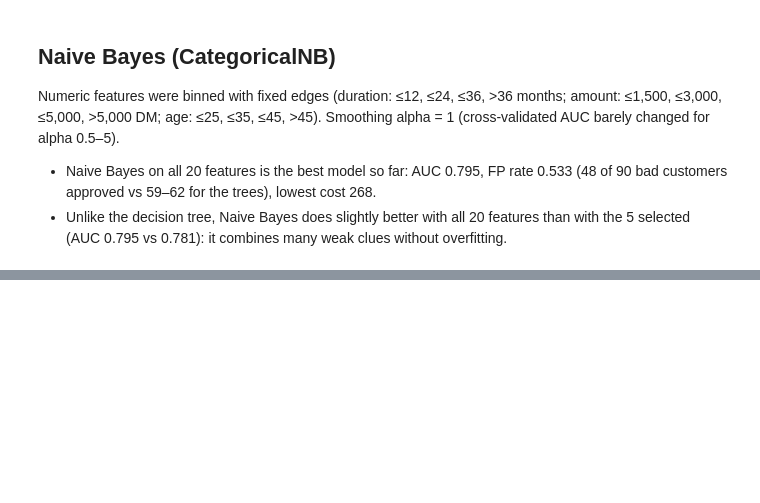
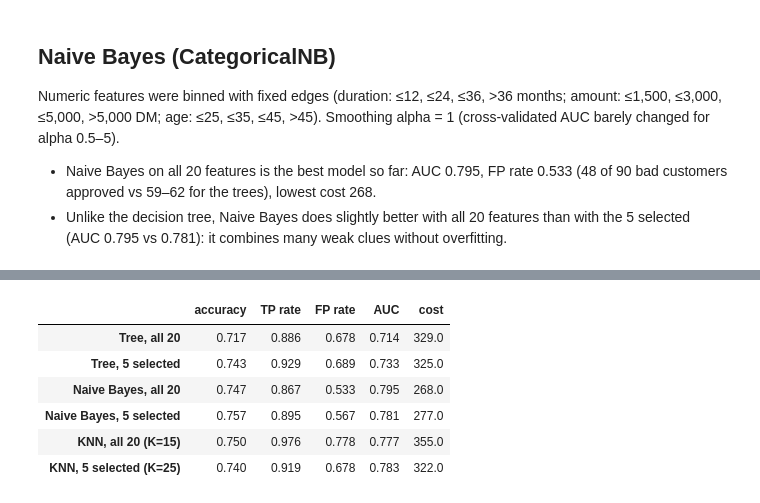
Before and after one commit to dadounsamira/german-credit-score, a Jupyter notebook: notebooks/03-models.ipynb, the cells around one changed output, grey strips where cells are left out. Saved outputs shown, nothing was run; the diff lists cells and outputs as text; code cells hidden in the pictures; blank space fills up the shorter version.

Commit message:
Add KNN models and 6-model comparison table

```diff
--- a/notebooks/03-models.ipynb
+++ b/notebooks/03-models.ipynb
@@ -251,0 +288,5 @@ Numeric features were binned with fixed edges (duration: ≤12, ≤24, ≤36, >3
+# %%
+# fit KNN with K=15 on the full training set, then grade it once on the test set
+knn_all = make_knn(15, numeric + ordinal, nominal)
+knn_all.fit(X_train, y_train)
+evaluate(knn_all, X_test, y_test)
@@ -251,0 +303,8 @@ Numeric features were binned with fixed edges (duration: ≤12, ≤24, ≤36, >3
+# %%
+# choose K for KNN on the 5 selected features with 5-fold cross-validation (training data only)
+sel_scale = ["Duration of Credit (month)"]
+sel_onehot = ["Account Balance", "Payment Status of Previous Credit", "Value Savings/Stocks", "Purpose"]
+for k in [5, 11, 15, 21, 25, 31, 41, 51]:
+    model = make_knn(k, sel_scale, sel_onehot)
+    scores = cross_val_score(model, X_train[selected], y_train, cv=5, scoring="roc_auc")
+    print(f"K={k}: mean AUC = {scores.mean():.3f} (+/- {scores.std():.3f})")
@@ -251,0 +320,5 @@ Numeric features were binned with fixed edges (duration: ≤12, ≤24, ≤36, >3
+# %%
+# fit KNN with K=25 on the 5 selected features, then grade it once on the test set
+knn_sel = make_knn(25, sel_scale, sel_onehot)
+knn_sel.fit(X_train[selected], y_train)
+evaluate(knn_sel, X_test[selected], y_test)
@@ -251,0 +335,19 @@ Numeric features were binned with fixed edges (duration: ≤12, ≤24, ≤36, >3
+# %%
+# rebuild the comparison table: grade all six models on the same 300 test customers
+results = {
+    "Tree, all 20": evaluate(tree, X_test, y_test),
+    "Tree, 5 selected": evaluate(tree_sel, X_test[selected], y_test),
+    "Naive Bayes, all 20": evaluate(nb_all, X_test_nb, y_test),
+    "Naive Bayes, 5 selected": evaluate(nb_sel, X_test_nb[selected], y_test),
+    "KNN, all 20 (K=15)": evaluate(knn_all, X_test, y_test),
+    "KNN, 5 selected (K=25)": evaluate(knn_sel, X_test[selected], y_test)}
+comparison = pd.DataFrame(results).T
+comparison[["accuracy", "TP rate", "FP rate", "AUC", "cost"]]
+# %% [output]
+|  | accuracy | TP rate | FP rate | AUC | cost |
+| Tree, all 20 | 0.717 | 0.886 | 0.678 | 0.714 | 329.0 |
+| Tree, 5 selected | 0.743 | 0.929 | 0.689 | 0.733 | 325.0 |
+| Naive Bayes, all 20 | 0.747 | 0.867 | 0.533 | 0.795 | 268.0 |
+| Naive Bayes, 5 selected | 0.757 | 0.895 | 0.567 | 0.781 | 277.0 |
+| KNN, all 20 (K=15) | 0.750 | 0.976 | 0.778 | 0.777 | 355.0 |
+| KNN, 5 selected (K=25) | 0.740 | 0.919 | 0.678 | 0.783 | 322.0 |
```
Also changed, not shown: parts of 6 cells of this notebook.
